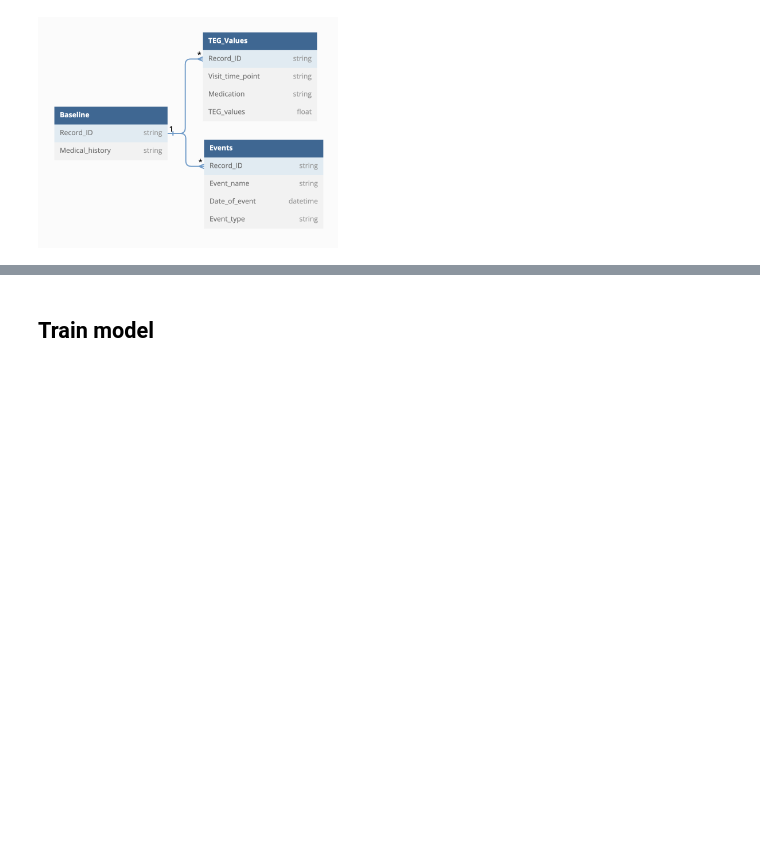
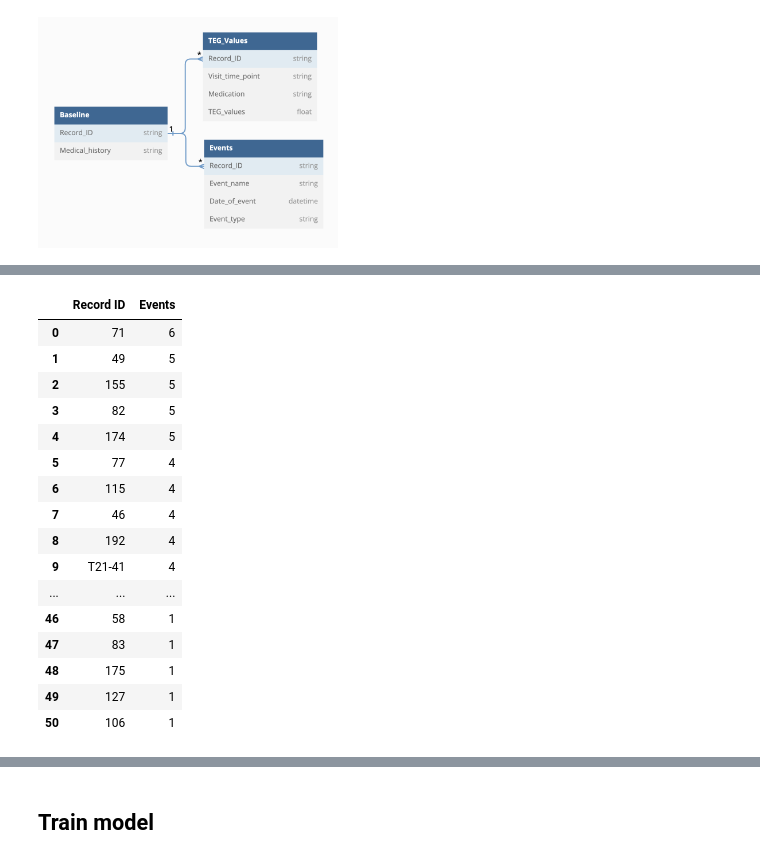
Before and after one commit to kstack21/CapstoneC2023, a Jupyter notebook: steps.ipynb, the cells around one changed output, grey strips where cells are left out. Saved outputs shown, nothing was run; the diff lists cells and outputs as text; code cells hidden in the pictures; blank space fills up the shorter version.

```diff
--- a/steps.ipynb
+++ b/steps.ipynb
@@ -90 +76,24 @@ merged_df
+# %%
+# Count the number of events for each 'Record_ID' in events_df
+event_counts = events_df['Record ID'].value_counts().reset_index()
+event_counts.columns = ['Record ID', 'Events']
+event_counts
+# %% [output]
+|  | Record ID | Events |
+| 0 | 71 | 6 |
+| 1 | 49 | 5 |
+| 2 | 155 | 5 |
+| 3 | 82 | 5 |
+| 4 | 174 | 5 |
+| 5 | 77 | 4 |
+| 6 | 115 | 4 |
+| 7 | 46 | 4 |
+| 8 | 192 | 4 |
+| 9 | T21-41 | 4 |
+| ... | ... | ... |
+| 46 | 58 | 1 |
+| 47 | 83 | 1 |
+| 48 | 175 | 1 |
+| 49 | 127 | 1 |
+| 50 | 106 | 1 |
 # %%
```
Also changed, not shown: parts of 15 cells of this notebook, 5 other files.
